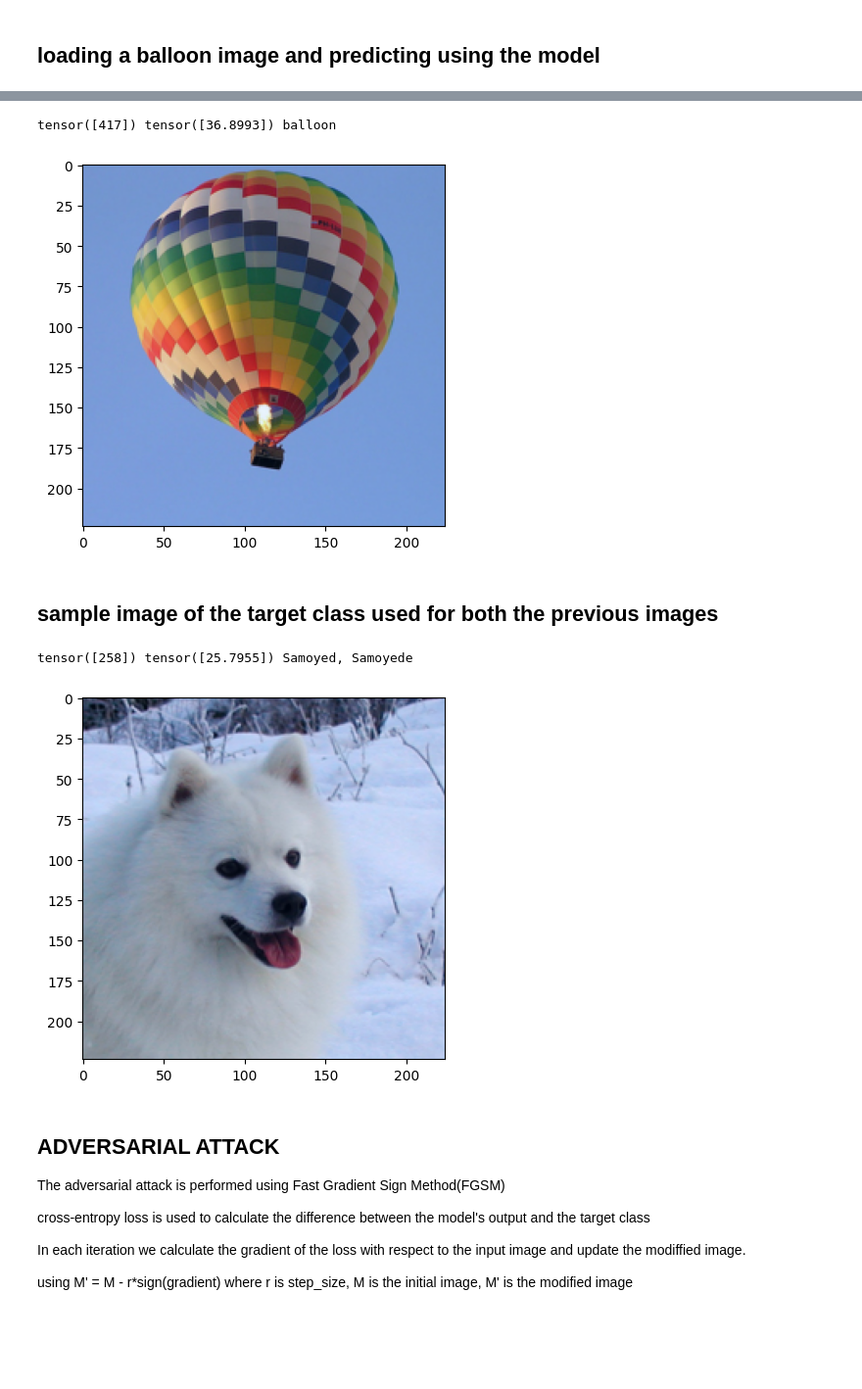
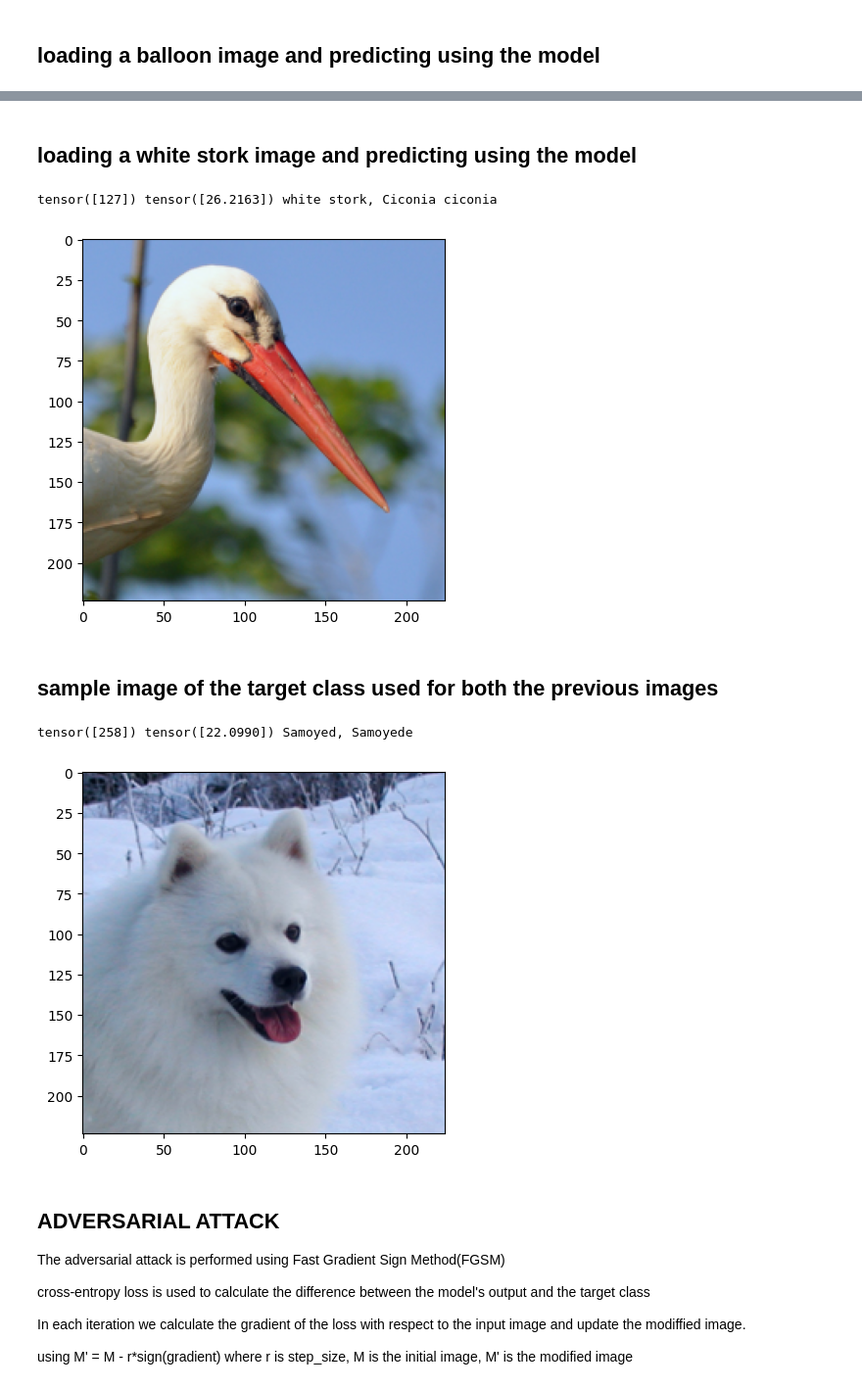
Before and after one commit to sumonto41/Visualizing-and-Understanding-Convolutional-Networks-SMAI-Project, a Jupyter notebook: adversarial_attack.ipynb, the cells around one changed output, grey strips where cells are left out. Shown at 98% size. Drawn from its saved outputs; the diff is of its cells as text; code cells hidden in the pictures; blank space fills up the shorter version.

```diff
--- a/adversarial_attack.ipynb
+++ b/adversarial_attack.ipynb
@@ -45,7 +45,7 @@ with open('labels.json', 'r') as f:
 # %% [markdown]
 ## loading a street sign image and predicting using the model
 # %%
-input_tensor = image_preprocess('images/2.jpeg')
+input_tensor = image_preprocess('images/8.jpeg')
 plt.imshow(adjust(np.transpose(input_tensor[0], (1,2,0))))
 
 with torch.no_grad():
@@ -60,2 +60,12 @@ tensor([919]) tensor([24.0537]) street sign
 # %% [markdown]
 ## loading a balloon image and predicting using the model
+# %%
+input_tensor2 = image_preprocess('images/30.jpeg')
+plt.imshow(adjust(np.transpose(input_tensor2[0], (1,2,0))))
+
+with torch.no_grad():
+    output = alexnet(input_tensor2)
+
+predicted = reversed(np.argsort(output.data[0])[-1:])
+
+print(predicted, output[0][predicted], labels[str(predicted[0].item())])
@@ -62,30 +75,32 @@ tensor([919]) tensor([24.0537]) street sign
+# %% [markdown]
+## loading a white stork image and predicting using the model
 # %%
-input_tensor3 = image_preprocess('images/30.jpeg')
+input_tensor3 = image_preprocess('images/9.jpeg')
 plt.imshow(adjust(np.transpose(input_tensor3[0], (1,2,0))))
 
 with torch.no_grad():
     output = alexnet(input_tensor3)
 
 predicted = reversed(np.argsort(output.data[0])[-1:])
 
 print(predicted, output[0][predicted], labels[str(predicted[0].item())])
 # %% [output]
-tensor([417]) tensor([36.8993]) balloon
+tensor([127]) tensor([26.2163]) white stork, Ciconia ciconia
-[figure, old version]
+[figure, new version]
 # %% [markdown]
 ## sample image of the target class used for both the previous images
 # %%
-input_tensor2 = image_preprocess('images/29.jpeg')
-plt.imshow(adjust(np.transpose(input_tensor2[0], (1,2,0))))
+input_tensor4 = image_preprocess('images/29.jpeg')
+plt.imshow(adjust(np.transpose(input_tensor4[0], (1,2,0))))
 
 with torch.no_grad():
-    output = alexnet(input_tensor2)
+    output = alexnet(input_tensor4)
 
 predicted = reversed(np.argsort(output.data[0])[-1:])
 
 print(predicted, output[0][predicted], labels[str(predicted[0].item())])
 # %% [output]
-tensor([258]) tensor([25.7955]) Samoyed, Samoyede
+tensor([258]) tensor([22.0990]) Samoyed, Samoyede
 [figure]
 # %% [markdown]
 ## ADVERSARIAL ATTACK
```
Also changed, not shown: parts of 9 cells of this notebook.
